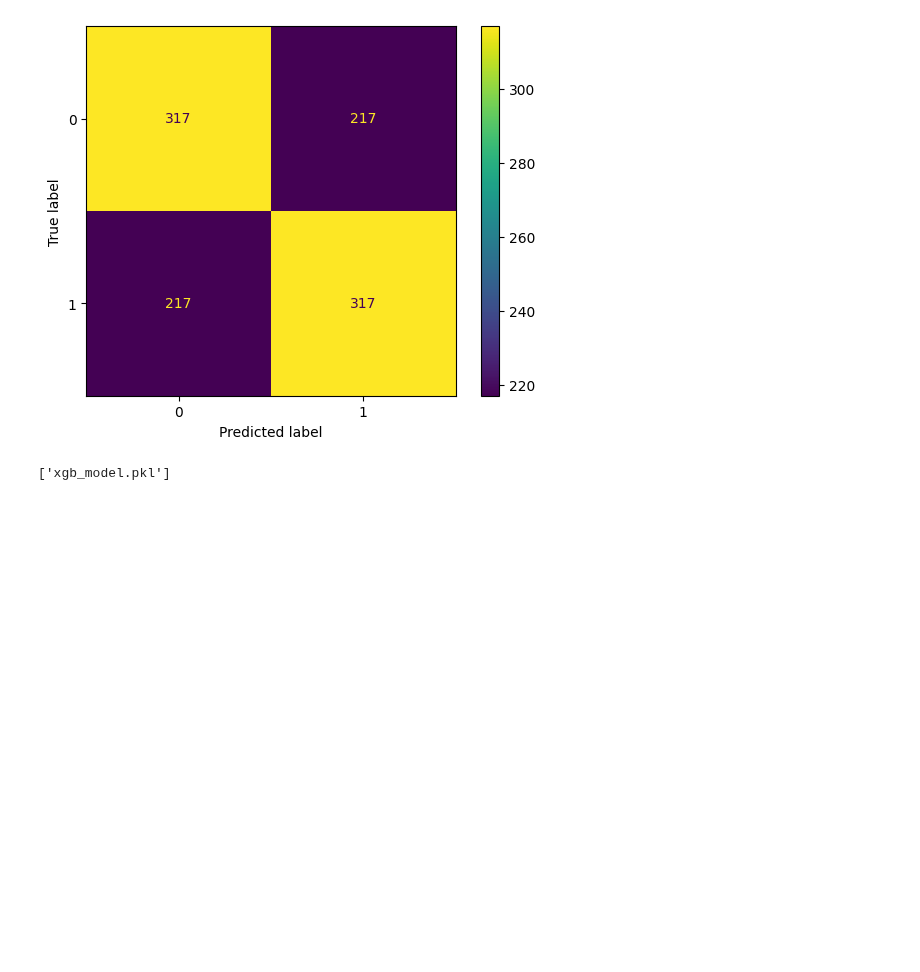
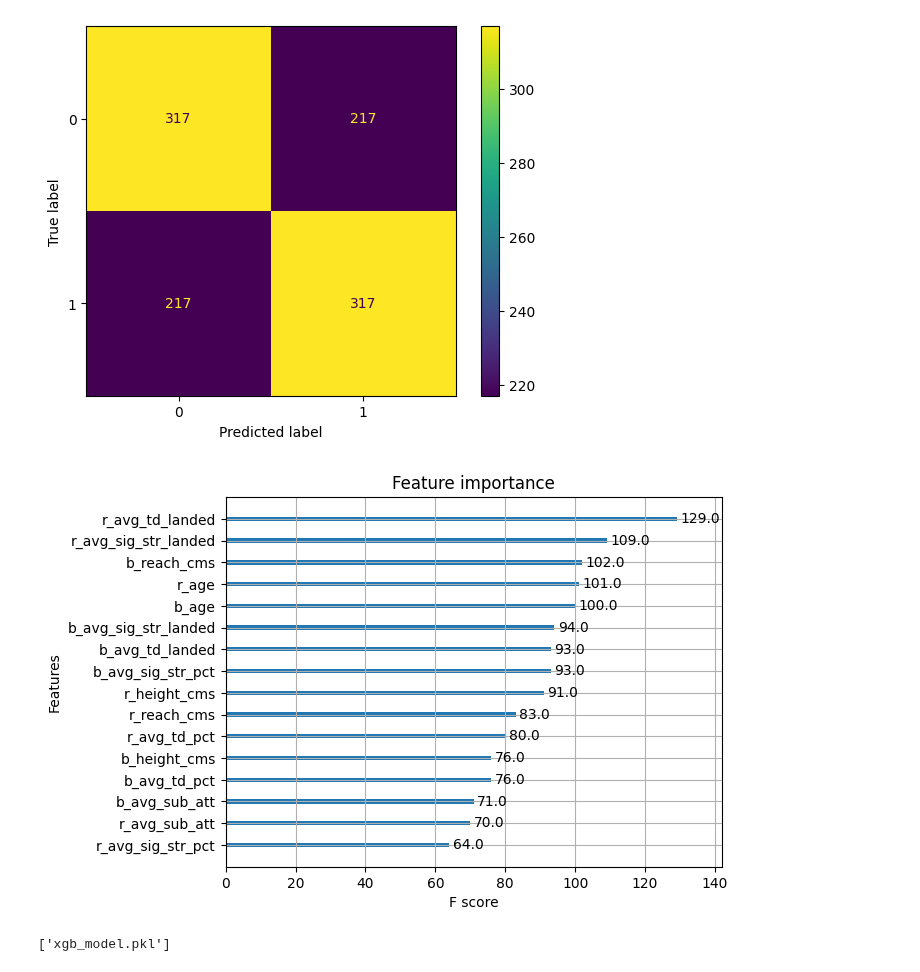
Before and after one commit to FlawlessAfro/ML_fight_prediction, a Jupyter notebook: ML Model Testing/xgboost_model.ipynb, the cells around one changed output. Drawn from its saved outputs; the diff is of its cells as text; code cells hidden in the pictures; blank space fills up the shorter version.

```diff
--- a/ML Model Testing/xgboost_model.ipynb
+++ b/ML Model Testing/xgboost_model.ipynb
@@ -233,6 +233,11 @@ Test accuracy: 0.5936329588014981
 Test precsision: 0.5936329588014981
 Test recall: 0.5936329588014981
 [figure]
+# %%
+xgb.plot_importance(xgb_model, importance_type='weight')
+plt.show()
+# %% [output]
+[figure, added]
 # %%
 joblib.dump(xgb_model, 'xgb_model.pkl')
 # %% [output]
```
Also changed, not shown: parts of 1 cell of this notebook, 5 other files.
